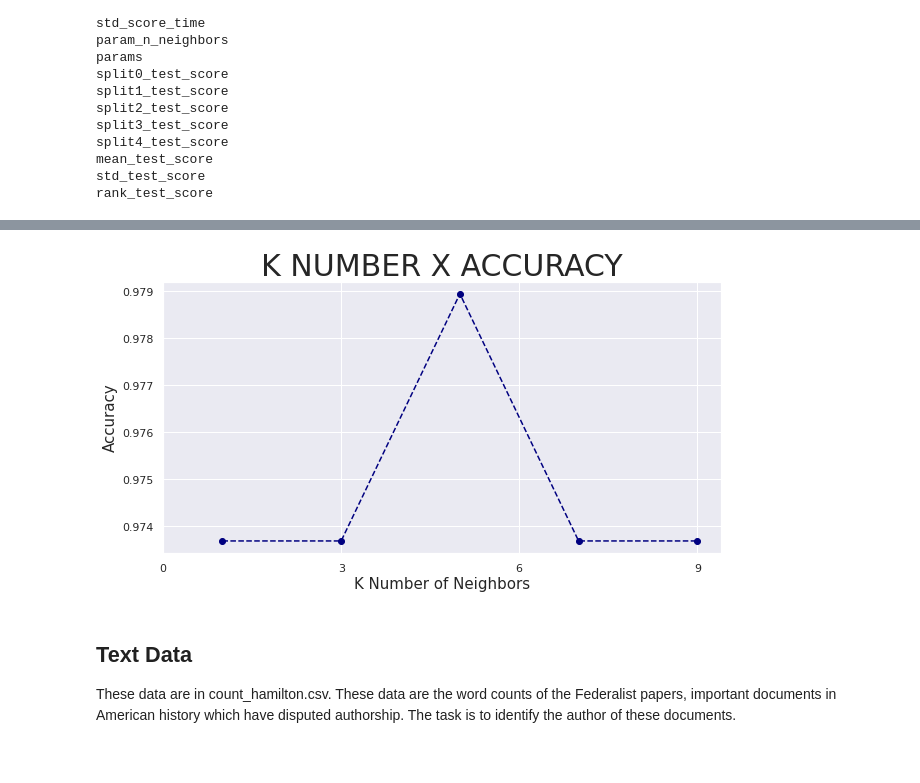
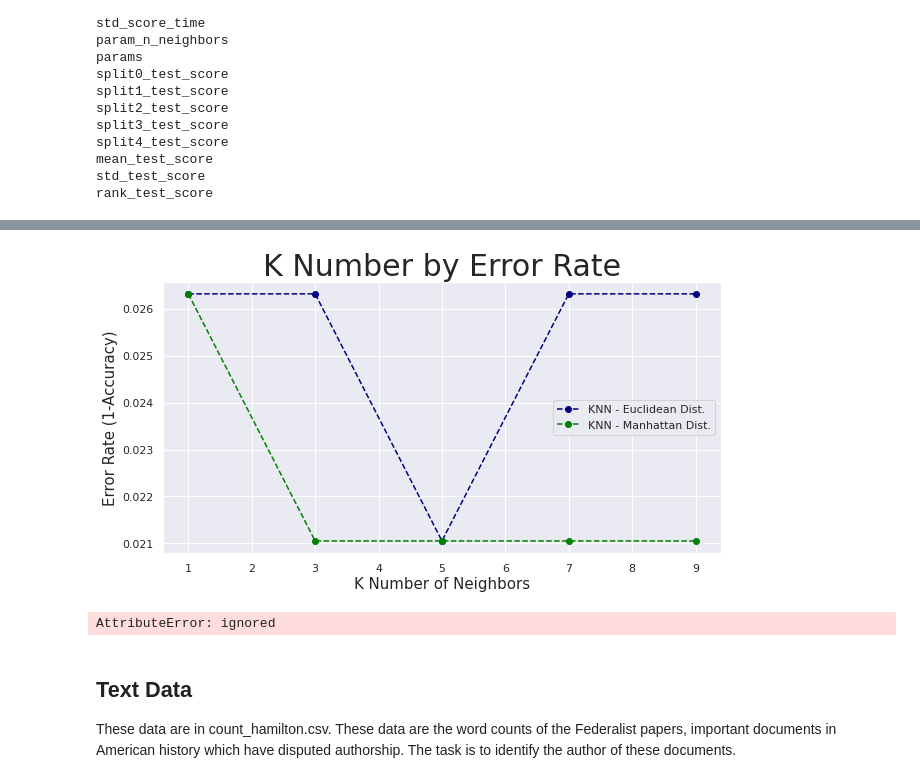
Before and after one commit to zachfreitas/ADS_504_Machine_Learning, a Jupyter notebook: Module_3/Assignment_3/Zachariah_Freitas_Assignment_3.1.ipynb, the cells around one changed output, grey strips where cells are left out. Cells and saved outputs as stored; diff of their text form; code cells hidden in the pictures.

```diff
--- a/Module_3/Assignment_3/Zachariah_Freitas_Assignment_3.1.ipynb
+++ b/Module_3/Assignment_3/Zachariah_Freitas_Assignment_3.1.ipynb
@@ -140,0 +158,5 @@ knn = KNeighborsClassifier(n_neighbors=3)
+# %%
+# p, default=2 is a Power parameter for the Minkowski metric.
+# When p = 1, this is equivalent to using manhattan_distance (l1),
+# and euclidean_distance (l2) for p = 2. For arbitrary p, minkowski_distance (l_p) is used.
+knn = KNeighborsClassifier(n_neighbors=3, metric='minkowski', p=2) # Euclidean Distance using the minkowski calc.
@@ -235,8 +303,3 @@ print(k_values.values())
 # %% [output]
 dict_keys(['n_neighbors'])
 dict_values([[1, 3, 5, 7, 9]])
-# %%
-# Create hyperparameter search grid
-grid = GridSearchCV(knn, k_values, cv=5, scoring='accuracy')
-# Run KNN with hyperparameter search grid
-grid.fit(X_train, y_train)
@@ -245,0 +306,11 @@ GridSearchCV(cv=5, estimator=KNeighborsClassifier(n_neighbors=3),
+# %%
+
+# p, default=2 is a Power parameter for the Minkowski metric.
+# When p = 1, this is equivalent to using manhattan_distance (l1),
+# and euclidean_distance (l2) for p = 2. For arbitrary p, minkowski_distance (l_p) is used.
+E_knn = KNeighborsClassifier(n_neighbors=3, metric='minkowski', p=2) # Euclidean Distance using the minkowski calc.
+
+# Create hyperparameter search grid
+E_grid = GridSearchCV(E_knn, k_values, cv=5, scoring='accuracy')
+# Run KNN with hyperparameter search grid
+E_grid.fit(X_train, y_train)
@@ -245,0 +320,10 @@ GridSearchCV(cv=5, estimator=KNeighborsClassifier(n_neighbors=3),
+# %%
+# p, default=2 is a Power parameter for the Minkowski metric.
+# When p = 1, this is equivalent to using manhattan_distance (l1),
+# and euclidean_distance (l2) for p = 2. For arbitrary p, minkowski_distance (l_p) is used.
+M_knn = KNeighborsClassifier(n_neighbors=3, metric='minkowski', p=1) # Euclidean Distance using the minkowski calc.
+
+# Create hyperparameter search grid
+M_grid = GridSearchCV(M_knn, k_values, cv=5, scoring='accuracy')
+# Run KNN with hyperparameter search grid
+M_grid.fit(X_train, y_train)
@@ -283,14 +373,21 @@ grid_table_rank
 # %%
-graphic = grid.cv_results_['mean_test_score']
-graphic
+E_graphic = (1-E_grid.cv_results_['mean_test_score'])
+M_graphic = (1- M_grid.cv_results_['mean_test_score'])
 
 plt.figure(figsize=(10,5))
-plt.plot(k_list,graphic,color='navy',linestyle='dashed',marker='o')
+plt.plot(k_list,E_graphic,color='navy',linestyle='dashed',marker='o', label='KNN - Euclidean Dist.')
+plt.plot(k_list,M_graphic,color='green',linestyle='dashed',marker='o', label='KNN - Manhattan Dist.')
 plt.xlabel('K Number of Neighbors', fontdict={'fontsize': 15})
-plt.ylabel('Accuracy', fontdict={'fontsize': 15})
-plt.title('K NUMBER X ACCURACY', fontdict={'fontsize': 30})
-plt.xticks(range(0,10,3),)
+plt.ylabel('Error Rate (1-Accuracy)', fontdict={'fontsize': 15})
+plt.title('K Number by Error Rate', fontdict={'fontsize': 30})
+#plt.xticks(range(0,10,3),)
 #plt.xaxis.set_major_locator(MultipleLocator(3))
+plt.legend()
 plt.show()
 # %% [output]
-[figure, old version]
+[figure, new version]
+# %%
+results = E_grid.predict(X_test)
+results.
+# %% [output]
+AttributeError: ignored
```
Also changed, not shown: parts of 13 cells of this notebook.
